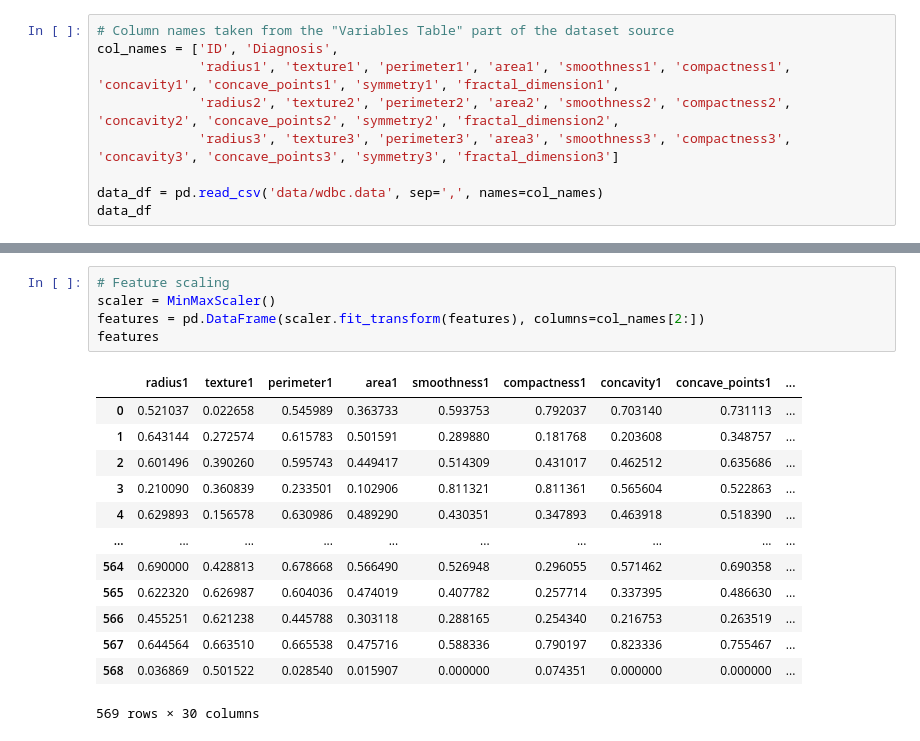
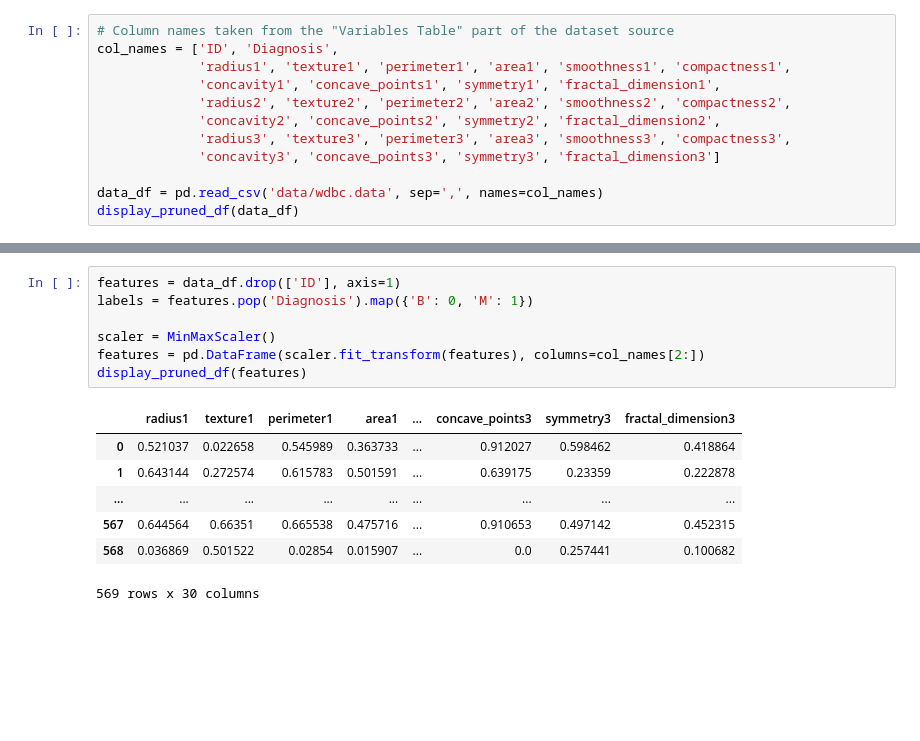
Before and after one commit to Apothemia/STA6015-Assignment-1, a Jupyter notebook: report.ipynb, the cells around one changed output, grey strips where cells are left out. Drawn from its saved outputs; the diff is of its cells as text; blank space fills up the shorter version.

```diff
--- a/report.ipynb
+++ b/report.ipynb
@@ -18,10 +32,13 @@ from sklearn.metrics import silhouette_score, adjusted_rand_score
 # %%
 # Column names taken from the "Variables Table" part of the dataset source
 col_names = ['ID', 'Diagnosis',
-             'radius1', 'texture1', 'perimeter1', 'area1', 'smoothness1', 'compactness1', 'concavity1', 'concave_points1', 'symmetry1', 'fractal_dimension1',
-             'radius2', 'texture2', 'perimeter2', 'area2', 'smoothness2', 'compactness2', 'concavity2', 'concave_points2', 'symmetry2', 'fractal_dimension2',
-             'radius3', 'texture3', 'perimeter3', 'area3', 'smoothness3', 'compactness3', 'concavity3', 'concave_points3', 'symmetry3', 'fractal_dimension3']
+             'radius1', 'texture1', 'perimeter1', 'area1', 'smoothness1', 'compactness1',
+             'concavity1', 'concave_points1', 'symmetry1', 'fractal_dimension1',
+             'radius2', 'texture2', 'perimeter2', 'area2', 'smoothness2', 'compactness2',
+             'concavity2', 'concave_points2', 'symmetry2', 'fractal_dimension2',
+             'radius3', 'texture3', 'perimeter3', 'area3', 'smoothness3', 'compactness3',
+             'concavity3', 'concave_points3', 'symmetry3', 'fractal_dimension3']
 
 data_df = pd.read_csv('data/wdbc.data', sep=',', names=col_names)
-data_df
+display_pruned_df(data_df)
 # %% [output]
@@ -45,19 +52,15 @@ labels = features.pop('Diagnosis').map({'B': 0, 'M': 1})
 # %%
-# Feature scaling
+features = data_df.drop(['ID'], axis=1)
+labels = features.pop('Diagnosis').map({'B': 0, 'M': 1})
+
 scaler = MinMaxScaler()
 features = pd.DataFrame(scaler.fit_transform(features), columns=col_names[2:])
-features
+display_pruned_df(features)
 # %% [output]
-|  | radius1 | texture1 | perimeter1 | area1 | smoothness1 | compactness1 | concavity1 | concave_points1 | ... |
-| 0 | 0.521037 | 0.022658 | 0.545989 | 0.363733 | 0.593753 | 0.792037 | 0.703140 | 0.731113 | ... |
-| 1 | 0.643144 | 0.272574 | 0.615783 | 0.501591 | 0.289880 | 0.181768 | 0.203608 | 0.348757 | ... |
-| 2 | 0.601496 | 0.390260 | 0.595743 | 0.449417 | 0.514309 | 0.431017 | 0.462512 | 0.635686 | ... |
-| 3 | 0.210090 | 0.360839 | 0.233501 | 0.102906 | 0.811321 | 0.811361 | 0.565604 | 0.522863 | ... |
-| 4 | 0.629893 | 0.156578 | 0.630986 | 0.489290 | 0.430351 | 0.347893 | 0.463918 | 0.518390 | ... |
-| ... | ... | ... | ... | ... | ... | ... | ... | ... | ... |
-| 564 | 0.690000 | 0.428813 | 0.678668 | 0.566490 | 0.526948 | 0.296055 | 0.571462 | 0.690358 | ... |
-| 565 | 0.622320 | 0.626987 | 0.604036 | 0.474019 | 0.407782 | 0.257714 | 0.337395 | 0.486630 | ... |
-| 566 | 0.455251 | 0.621238 | 0.445788 | 0.303118 | 0.288165 | 0.254340 | 0.216753 | 0.263519 | ... |
-| 567 | 0.644564 | 0.663510 | 0.665538 | 0.475716 | 0.588336 | 0.790197 | 0.823336 | 0.755467 | ... |
-| 568 | 0.036869 | 0.501522 | 0.028540 | 0.015907 | 0.000000 | 0.074351 | 0.000000 | 0.000000 | ... |
+|  | radius1 | texture1 | perimeter1 | area1 | ... | concave_points3 | symmetry3 | fractal_dimension3 |
+| 0 | 0.521037 | 0.022658 | 0.545989 | 0.363733 | ... | 0.912027 | 0.598462 | 0.418864 |
+| 1 | 0.643144 | 0.272574 | 0.615783 | 0.501591 | ... | 0.639175 | 0.23359 | 0.222878 |
+| ... | ... | ... | ... | ... | ... | ... | ... | ... |
+| 567 | 0.644564 | 0.66351 | 0.665538 | 0.475716 | ... | 0.910653 | 0.497142 | 0.452315 |
+| 568 | 0.036869 | 0.501522 | 0.02854 | 0.015907 | ... | 0.0 | 0.257441 | 0.100682 |
-569 rows × 30 columns
+569 rows x 30 columns
```
Also changed, not shown: parts of 30 cells of this notebook, 2 other files.
